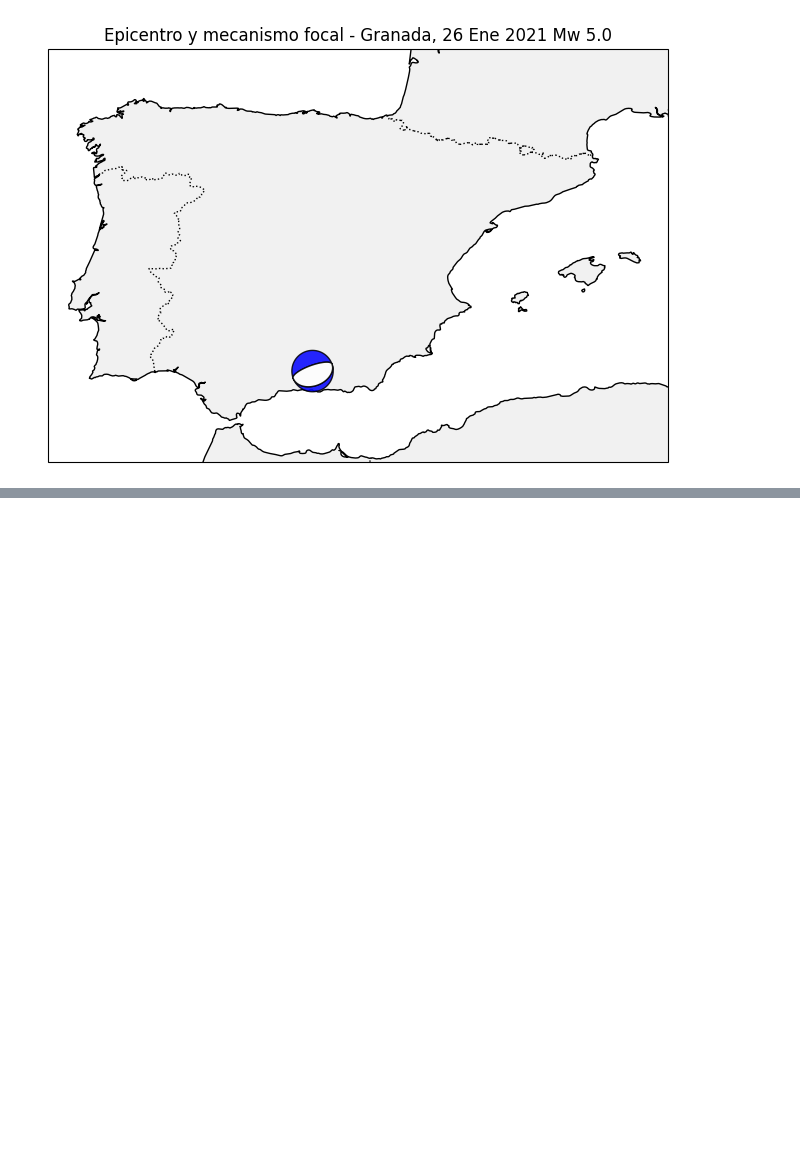
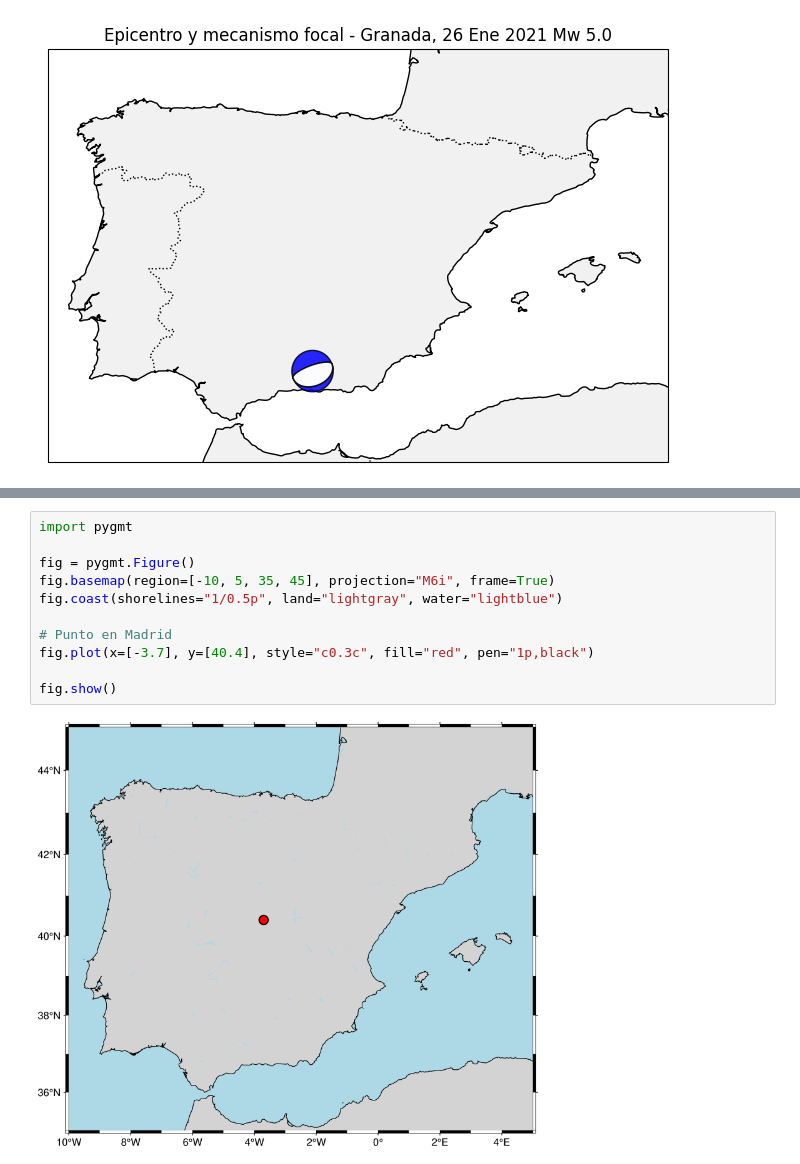
Before and after one commit to galeanojav/MeteoGeoPy, a Jupyter notebook: notebooks/dia4_Geofisica.ipynb, the cells around one changed output, grey strips where cells are left out. Cells and saved outputs as stored; diff of their text form; blank space fills up the shorter version.

```diff
--- a/notebooks/dia4_Geofisica.ipynb
+++ b/notebooks/dia4_Geofisica.ipynb
@@ -349,0 +369,13 @@ plt.show()
+# %%
+import pygmt
+
+fig = pygmt.Figure()
+fig.basemap(region=[-10, 5, 35, 45], projection="M6i", frame=True)
+fig.coast(shorelines="1/0.5p", land="lightgray", water="lightblue")
+
+# Punto en Madrid
+fig.plot(x=[-3.7], y=[40.4], style="c0.3c", fill="red", pen="1p,black")
+
+fig.show()
+# %% [output]
+[figure, added]
```
Also changed, not shown: parts of 23 cells of this notebook, 1 other file.
